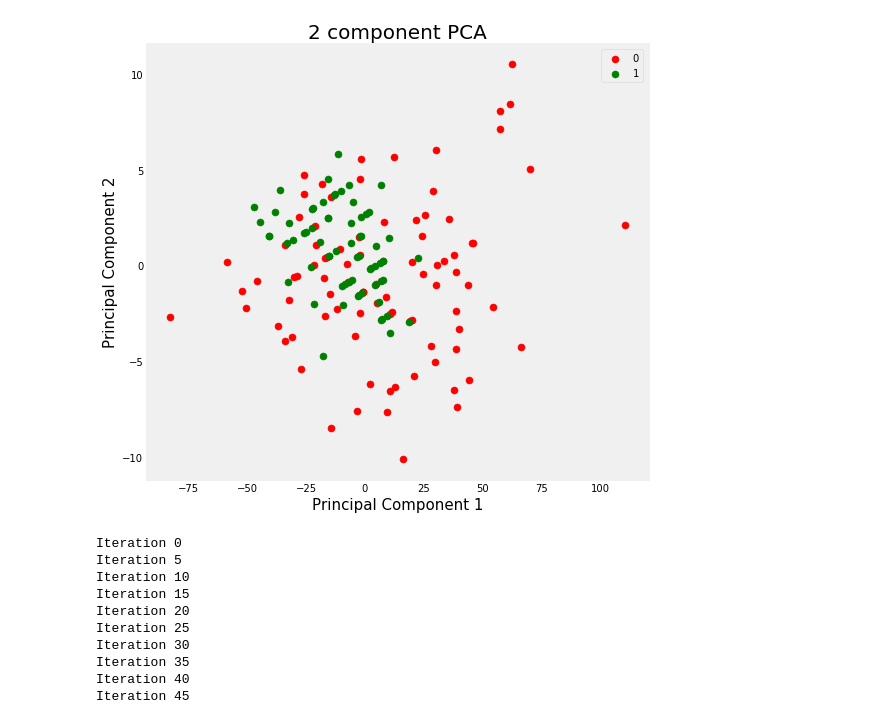
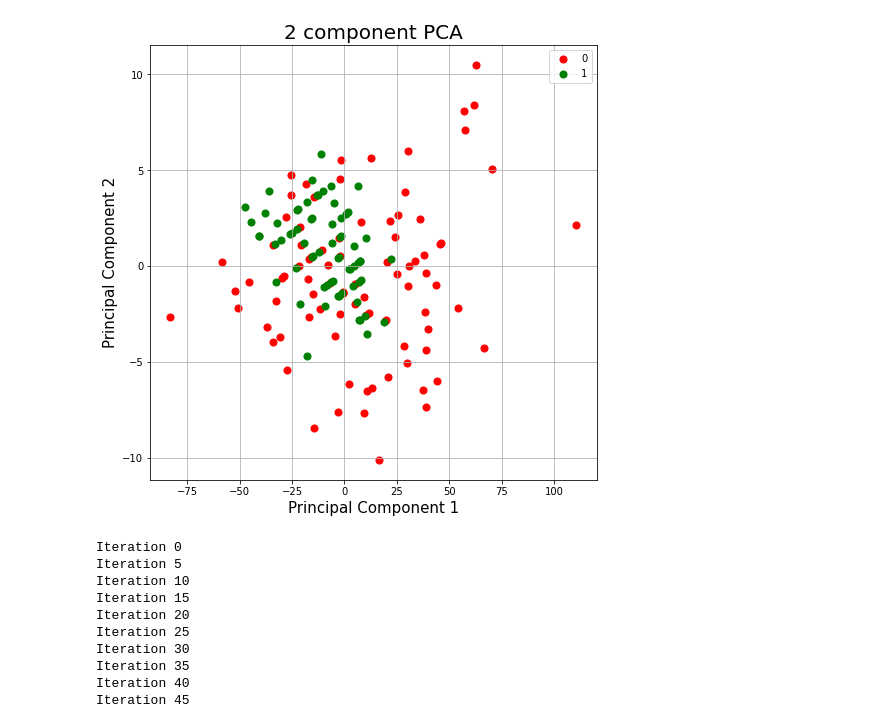
Before and after one commit to pranshurastogi29/clustering-the-palsy, a Jupyter notebook: EM.ipynb, the cells around one changed output. Drawn from its saved outputs; the diff is of its cells as text; code cells hidden in the pictures.

```diff
--- a/EM.ipynb
+++ b/EM.ipynb
@@ -47,7 +55,7 @@ def dunn(k_list):
     di = np.min(deltas)/np.max(big_deltas)
     return di
 # %%
-df=pd.read_csv('norm.csv')
+df=pd.read_csv('/content/drive/My Drive/norm.csv')
 df = df[['Stride Length (m)', 'Cadence(steps/min)', 'Leg Length (m)',
        'Age(years)','classs']]
 X = df[['Stride Length (m)', 'Cadence(steps/min)', 'Leg Length (m)',
@@ -62,23 +70,25 @@ principalDf = pd.DataFrame(data = principalComponents
 # %%
 df = pd.concat([principalDf, df[['classs']]], axis = 1)
 # %%
+import matplotlib.pyplot as plt
+
 fig = plt.figure(figsize = (8,8))
 ax = fig.add_subplot(1,1,1)
 ax.set_xlabel('Principal Component 1', fontsize = 15)
 ax.set_ylabel('Principal Component 2', fontsize = 15)
 ax.set_title('2 component PCA', fontsize = 20)
 targets = [0,1]
 colors = ['r', 'g']
 for target, color in zip(targets,colors):
-    indicesToKeep = finalDf['classs'] == target
-    ax.scatter(finalDf.loc[indicesToKeep, 'principal component 1']
-               , finalDf.loc[indicesToKeep, 'principal component 2']
+    indicesToKeep = df['classs'] == target
+    ax.scatter(df.loc[indicesToKeep, 'principal component 1']
+               , df.loc[indicesToKeep, 'principal component 2']
                , c = color
                , s = 50)
 ax.legend(targets)
 ax.grid()
 # %% [output]
-[figure, old version]
+[figure, new version]
 # %%
 def log_sum_exp(Z):
     """ Compute log(\sum_i exp(Z_i)) for some array Z."""
```
Also changed, not shown: parts of 4 cells of this notebook, 4 other files.
